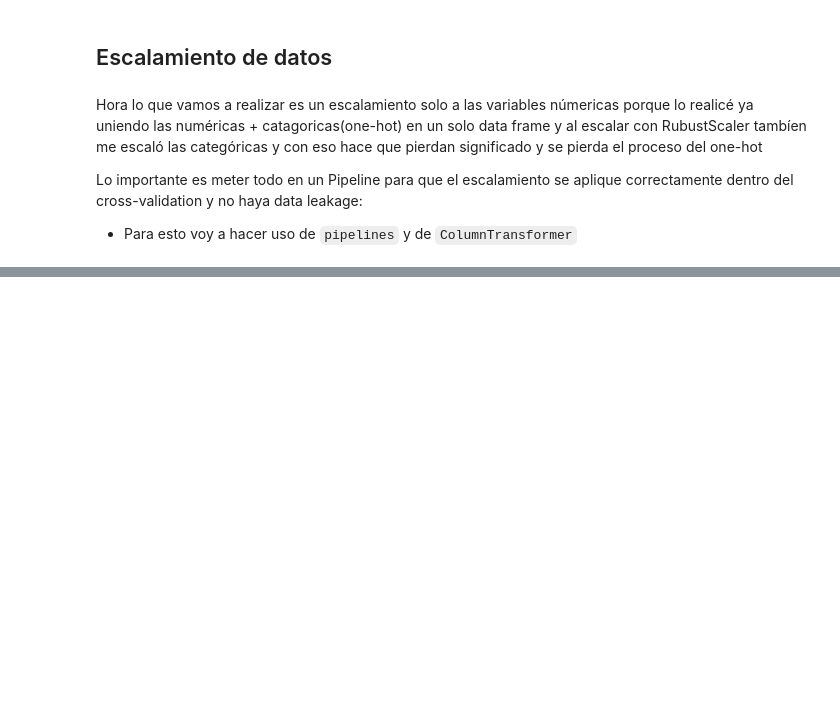
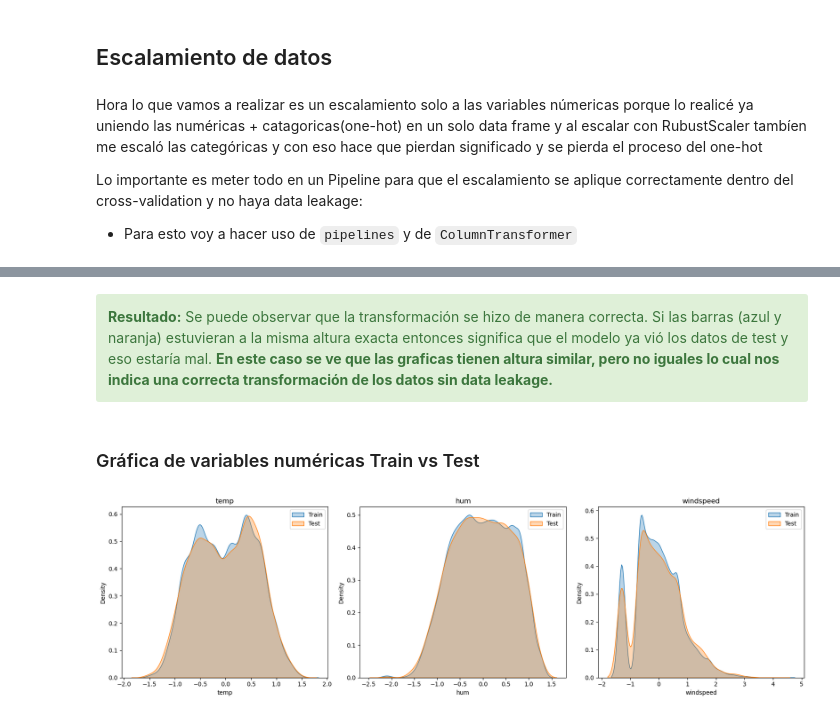
Before and after one commit to JhonZacipa/ML-Project-bicycle-usage-demand-estimation, a Jupyter notebook: ProyectoEtapa1Notebook.ipynb, the cells around one changed output, grey strips where cells are left out. Saved outputs shown, nothing was run; the diff lists cells and outputs as text; code cells hidden in the pictures; blank space fills up the shorter version.

```diff
--- a/ProyectoEtapa1Notebook.ipynb
+++ b/ProyectoEtapa1Notebook.ipynb
@@ -461,12 +462,12 @@ Lo importante es meter todo en un Pipeline para que el escalamiento se aplique c
 # %%
 scaler = RobustScaler()
 
-train_scaled = scaler.fit_transform(X_train[columns_num])
-train_scaled = pd.DataFrame(train_scaled, columns=train_scaled.get_feature_names_out(),index=X_train[columns_num].index)
+numericas_scaled = scaler.fit_transform(X_train[columns_num])
+numericas_scaled = pd.DataFrame(numericas_scaled, columns=scaler.get_feature_names_out(),index=X_train[columns_num].index)
 
 
-test_scaled = scaler.transform(X_test[columns_num])
-test_scaled = pd.DataFrame(test_scaled, columns=test_scaled.get_feature_names_out(),index=X_test[columns_num].index)
+numericas_test_scaled = scaler.transform(X_test[columns_num])
+numericas_test_scaled = pd.DataFrame(numericas_test_scaled, columns=scaler.get_feature_names_out(),index=X_test[columns_num].index)
 
-train_scaled
+numericas_test_scaled
 # %% [output]
@@ -523,0 +514,20 @@ Name: cnt, Length: 3468, dtype: int64
+# %% [markdown]
+<div class="alert alert-block alert-success">
+<b>Resultado:</b> Se puede observar que la transformación se hizo de manera correcta. Si las barras (azul y naranja) estuvieran a la misma altura exacta entonces significa que el modelo ya vió los datos de test y eso estaría mal. <b>En este caso se ve que las graficas tienen altura similar, pero no iguales lo cual nos indica una correcta transformación de los datos sin data leakage.</b>
+</div>
+# %% [markdown]
+### Gráfica de variables numéricas Train vs Test
+# %%
+cols = ['temp', 'hum', 'windspeed']
+fig, axes = plt.subplots(1, 3, figsize=(17, 5))
+
+for i, col in enumerate(cols):
+    sea.kdeplot(data=numericas_scaled, x=col, ax=axes[i], label='Train', fill=True, alpha=0.3)
+    sea.kdeplot(data=numericas_test_scaled, x=col, ax=axes[i], label='Test', fill=True, alpha=0.3)
+    axes[i].set_title(col)
+    axes[i].legend()
+
+plt.tight_layout()
+plt.show()
+# %% [output]
+[figure, added]
```
Also changed, not shown: parts of 20 cells of this notebook.
